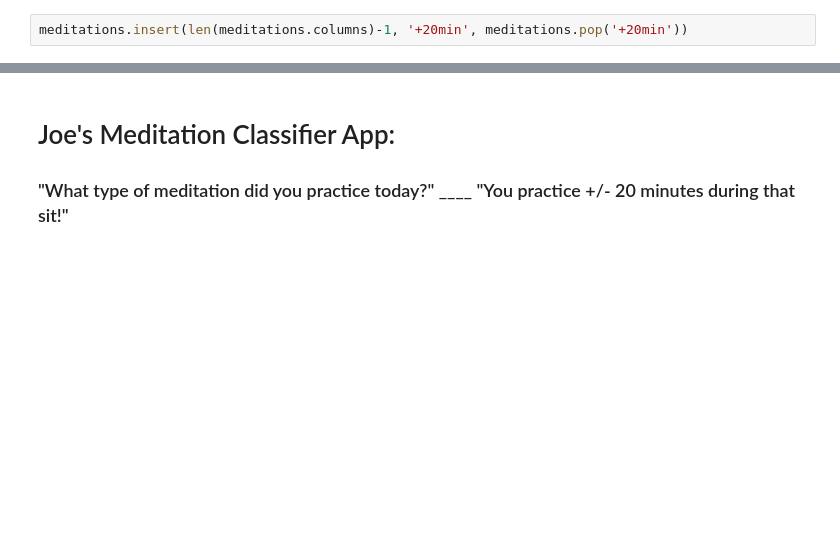
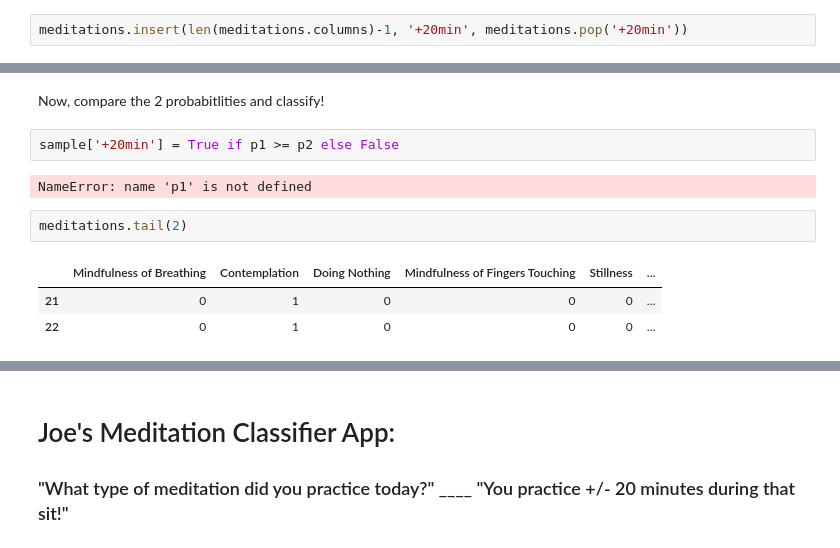
Before and after one commit to jpzoll/Data-Science, a Jupyter notebook: Naive Bayes/30_days_of_meditation.ipynb, the cells around one changed output, grey strips where cells are left out. Cells and saved outputs as stored; diff of their text form; blank space fills up the shorter version.

```diff
--- a/Naive Bayes/30_days_of_meditation.ipynb
+++ b/Naive Bayes/30_days_of_meditation.ipynb
@@ -130,0 +211,12 @@ meditations.head(7)
+# %% [markdown]
+Now, compare the 2 probabitlities and classify!
+# %%
+sample['+20min'] = True if p1 >= p2 else False
+# %% [output]
+NameError: name 'p1' is not defined
+# %%
+meditations.tail(2)
+# %% [output]
+|  | Mindfulness of Breathing | Contemplation | Doing Nothing | Mindfulness of Fingers Touching | Stillness | ... |
+| 21 | 0 | 1 | 0 | 0 | 0 | ... |
+| 22 | 0 | 1 | 0 | 0 | 0 | ... |
```
Also changed, not shown: parts of 32 cells of this notebook, 1 other file.
